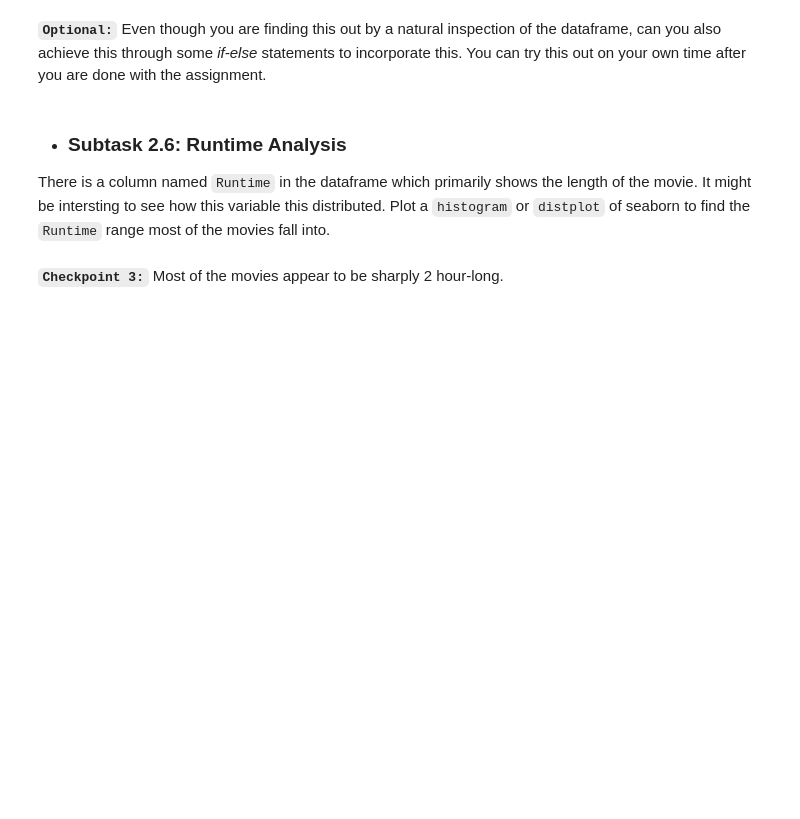
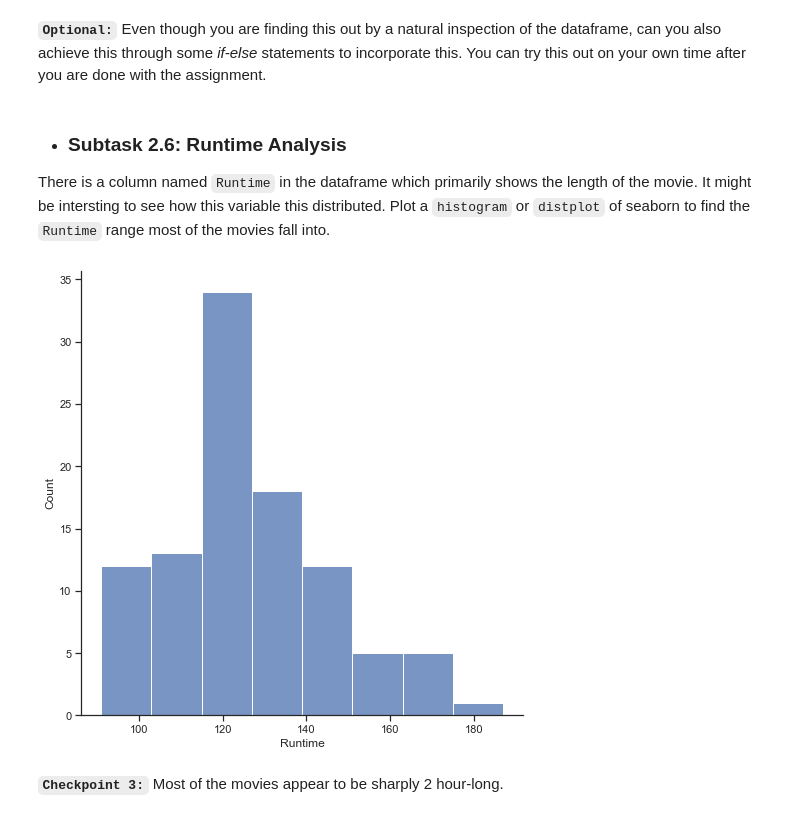
Before and after one commit to khatrirahul799/IMDB, a Jupyter notebook: IMDb+Movie+Assignment_stub.ipynb, the cells around one changed output. Drawn from its saved outputs; the diff is of its cells as text; code cells hidden in the pictures; blank space fills up the shorter version.

```diff
--- a/IMDb+Movie+Assignment_stub.ipynb
+++ b/IMDb+Movie+Assignment_stub.ipynb
@@ -227,8 +224,8 @@ df2.sort_values("Avg_rating")
 100 rows × 64 columns
 # %%
 # Find the movies with metacritic-Imdb rating < 0.5 and also with an average rating of >= 8 (sorted in descending order)
-# df2["diff_rating"] = df2.MetaCritic - df2.IMDb_rating
-# df2.diff_rating
+df2["diff_rating"] = df2.MetaCritic - df2.IMDb_rating
+df2.diff_rating
 
 df2[(df2["diff_rating"] < 0.5)&(df2["Avg_rating"]>=8)]
 # %% [output]
@@ -257,0 +253,9 @@ Find out the top 5 popular trios, and output their names in a list.
+# %%
+# Write your code here
+df2["famous_trios"] = list(df2.actor_1_facebook_likes+df2.actor_2_facebook_likes+df2.actor_3_facebook_likes)
+
+df2 = df2.sort_values("famous_trios",ascending=False)
+temp_table = df2.head()
+trios_name = temp_table[["actor_1_name","actor_2_name","actor_3_name"]]
+trios_name = list(trios_name.values)
+print(trios_name,end="")
@@ -292,3 +300,11 @@ There is a column named `Runtime` in the dataframe which primarily shows the len
+# %%
+# Runtime histogram/density plot
+sns.set_theme(style="ticks")
+sns.displot(
+    df2, x="Runtime",bins = 20,binwidth=12, height=7,facet_kws=dict(margin_titles=True))
+plt.show()
+# %% [output]
+[figure, added]
 # %% [markdown]
 **`Checkpoint 3:`** Most of the movies appear to be sharply 2 hour-long.
 # %% [markdown]
```
Also changed, not shown: parts of 18 cells of this notebook, 3 other files.
